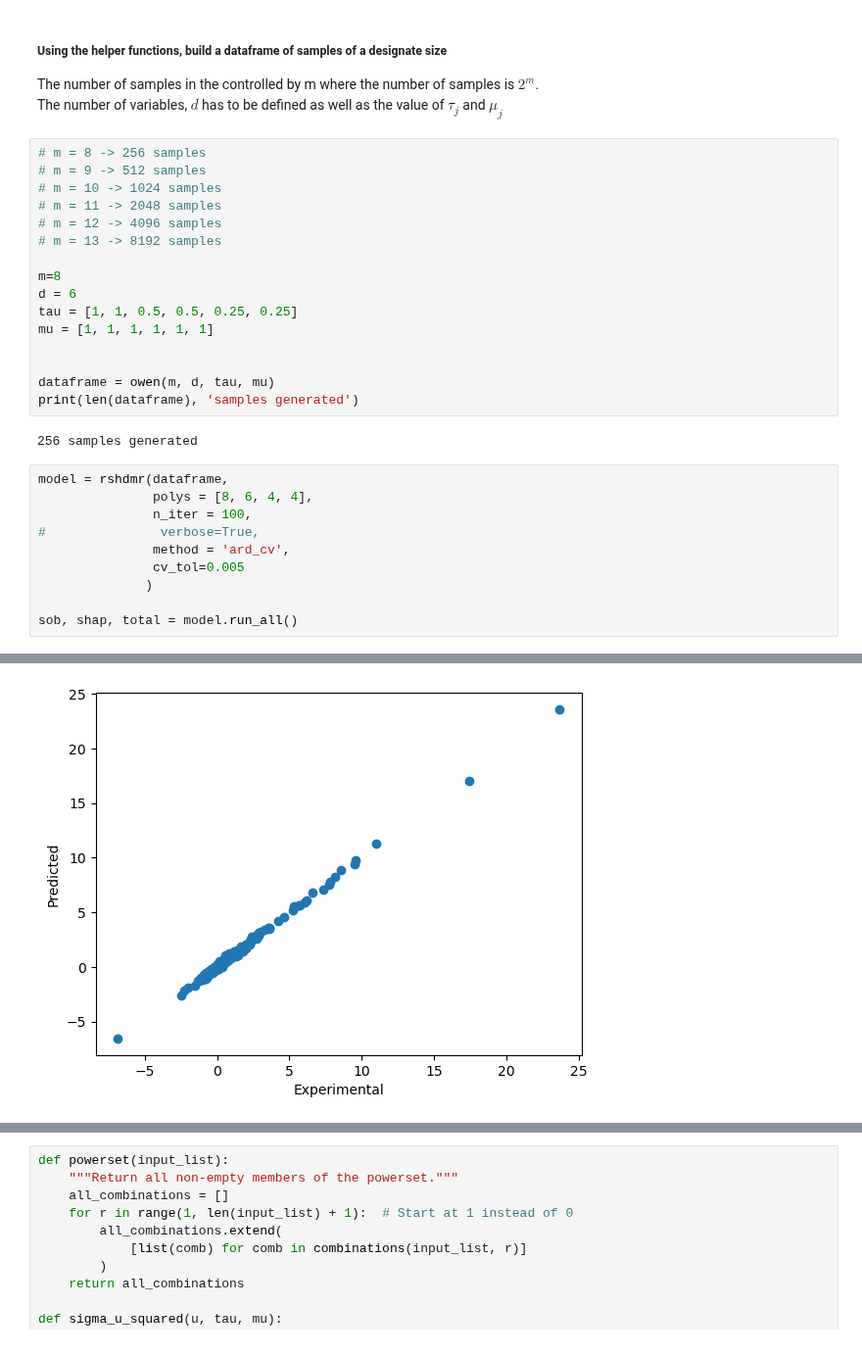
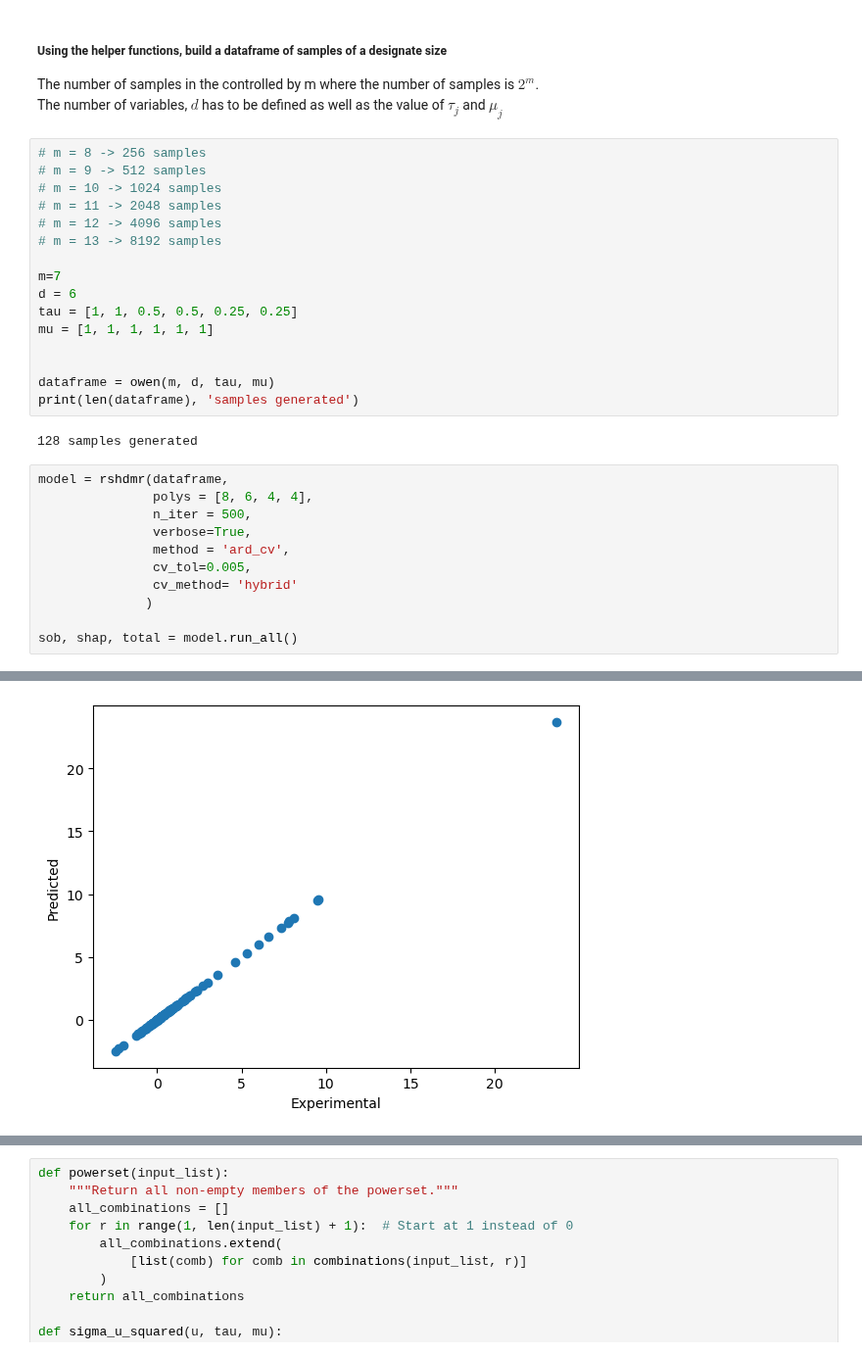
Before and after one commit to frbennett/shapleyx, a Jupyter notebook: docs/tutorials/owen_product_function.ipynb, the cells around one changed output, grey strips where cells are left out. Shown at 98% size. Drawn from its saved outputs; the diff is of its cells as text.

```diff
--- a/docs/tutorials/owen_product_function.ipynb
+++ b/docs/tutorials/owen_product_function.ipynb
@@ -69,7 +69,7 @@ The number of variables, $d$ has to be defined as well as the value of $\tau_j$
 # m = 12 -> 4096 samples
 # m = 13 -> 8192 samples
 
-m=8
+m=7
 d = 6
 tau = [1, 1, 0.5, 0.5, 0.25, 0.25]
 mu = [1, 1, 1, 1, 1, 1]
@@ -78,14 +78,15 @@ mu = [1, 1, 1, 1, 1, 1]
 dataframe = owen(m, d, tau, mu)
 print(len(dataframe), 'samples generated')
 # %% [output]
-256 samples generated
+128 samples generated
 # %%
 model = rshdmr(dataframe,
                polys = [8, 6, 4, 4],
-               n_iter = 100,
-#               verbose=True,
+               n_iter = 500,
+               verbose=True,
                method = 'ard_cv',
-               cv_tol=0.005
+               cv_tol=0.005,
+               cv_method= 'hybrid'
               )
 
 sob, shap, total = model.run_all()
@@ -110,4 +111,4 @@ std error :  0.0032705503994364827
-[figure, old version]
+[figure, new version]
 ============================================================
 Running bootstrap resampling 1000 samples for 95.0% CI
 ============================================================
```
Also changed, not shown: parts of 5 cells of this notebook, 21 other files.
